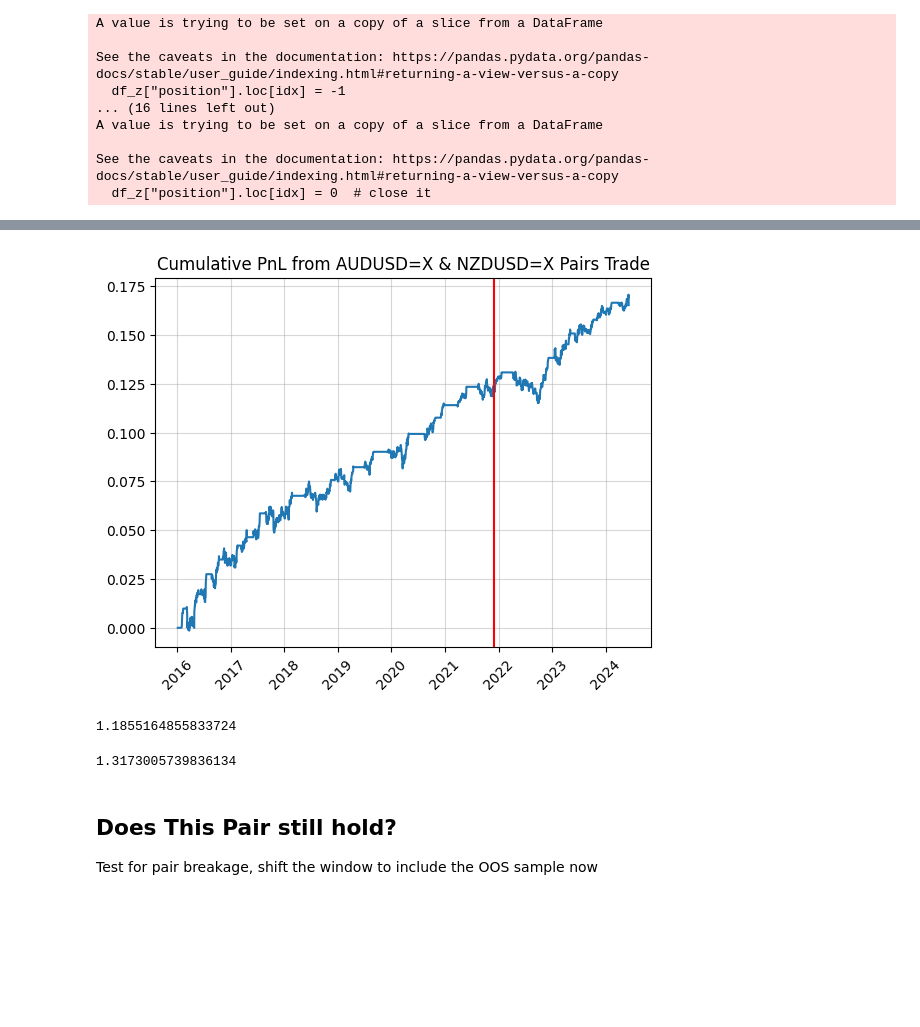
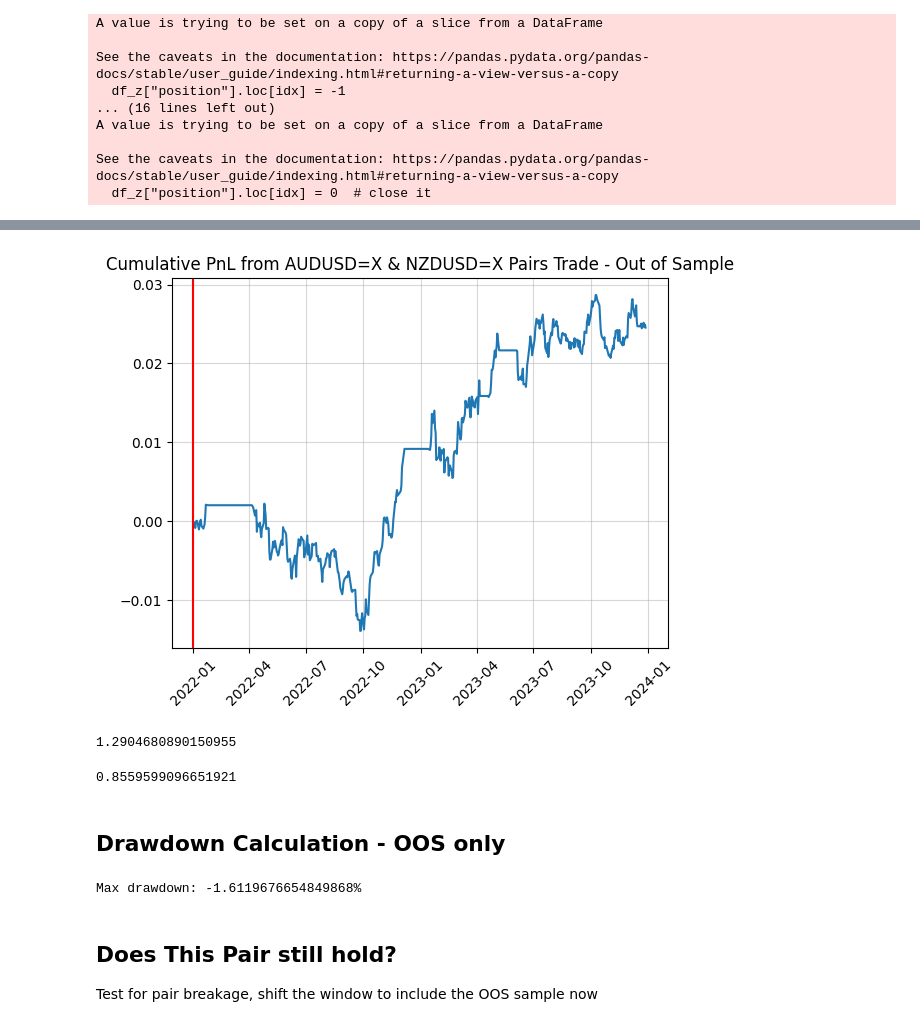
Before and after one commit to andreignatius/quant-trading, a Jupyter notebook: pairs/pairs_audnzd.ipynb, the cells around one changed output, grey strips where cells are left out. Drawn from its saved outputs; the diff is of its cells as text; code cells hidden in the pictures; blank space fills up the shorter version.

```diff
--- a/pairs/pairs_audnzd.ipynb
+++ b/pairs/pairs_audnzd.ipynb
@@ -30,14 +30,14 @@ Anyway general steps
 Possible improvement can be done for the regression part to obtain the weights. Right now we are using OLS and probably can be changed
 # %%
 start_date = "2016-01-01"
-end_date = "2024-05-31"
+end_date = "2024-01-01"
 item1 = "AUDUSD=X"
 item2 = "NZDUSD=X"
 
 # item1 = "USDSGD=X"
 # item2 = "DX-Y.NYB"
 
-train_ratio = 0.7  # make sure atleast 1.2k datapoints for training
+train_ratio = 0.75  # make sure atleast 1.2k datapoints for training
 interval = "1d"
 # %%
 # get close data
@@ -356,13 +415,21 @@ plt.show()
+# %%
+trading_cost = 2 * 0.01 * 0.01
 # %%
 # PnL calcs
 df_together_weighted["return"] = df_together_weighted["spread"].diff()
+df_together_weighted["return"] = df_together_weighted["return"].fillna(0)
 df_together_weighted["position"] = df_z["position"].to_numpy()
+df_together_weighted["position"] = df_together_weighted["position"].fillna(0)
 df_together_weighted["traded_return"] = df_together_weighted[
     "return"
 ] * df_together_weighted["position"].shift(1)
-df_together_weighted["traded_return_cumsum"] = df_together_weighted[
+df_together_weighted["traded_return"] = df_together_weighted["traded_return"].fillna(0)
+
+
+df_together_weighted["traded_return_cumsum"] = df_together_weighted[oos_start:oos_end][
     "traded_return"
 ].cumsum()
+
 index_for_pnl = df_z["index"]
 
 df_together_weighted[f"{item1}_ratio"] = df_together_weighted["position"] * normport[0]
@@ -369,0 +454,2 @@ df_together_weighted[f"{item2}_ratio"] = df_together_weighted["position"] * norm
+# %%
+df_together_weighted_trade_only = df_together_weighted[oos_start:oos_end]
@@ -370,24 +549,42 @@ df_together_weighted[f"{item2}_ratio"] = df_together_weighted["position"] * norm
 # %%
-plt.title(f"Cumulative PnL from {item1} & {item2} Pairs Trade")
+plt.figure(figsize=(10, 5))
+plt.title(f"Cumulative PnL from {item1} & {item2} Pairs Trade - Out of Sample")
+
 plt.grid(alpha=0.5)
-plt.plot(index_for_pnl, df_together_weighted["traded_return_cumsum"])
-plt.axvline(splitidx, color="red")
+
+plt.plot(index_for_pnl, df_together_weighted_trade_only["traded_return_cumsum"])
+plt.axvline(splitidx, color="cyan")
+
 plt.xticks(rotation=45)
+
 plt.show()
 # %% [output]
-[figure, old version]
+[figure, new version]
 # %%
 np.sqrt(252) * df_together_weighted[train_start:train_end][
     "traded_return"
 ].mean() / df_together_weighted[train_start:train_end]["traded_return"].std()
 # %% [output]
-1.1855164855833724
+1.2904680890150955
 # %%
 np.sqrt(252) * df_together_weighted[oos_start:oos_end][
     "traded_return"
 ].mean() / df_together_weighted[oos_start:oos_end]["traded_return"].std()
 # %% [output]
-1.3173005739836134
+0.8559599096651921
+# %% [markdown]
+## Drawdown Calculation - OOS only
+# %%
+highwatermark_df = df_together_weighted[oos_start:oos_end][
+    "traded_return_cumsum"
+].cummax()
+drawdown_df = (
+    df_together_weighted[oos_start:oos_end]["traded_return_cumsum"] - highwatermark_df
+)
+maxdrawdown = drawdown_df.min()
+print("Max drawdown: " + str(maxdrawdown * 100) + "%")
+# %% [output]
+Max drawdown: -1.6119676654849868%
 # %% [markdown]
 ## Does This Pair still hold?
 
```
Also changed, not shown: parts of 17 cells of this notebook.
